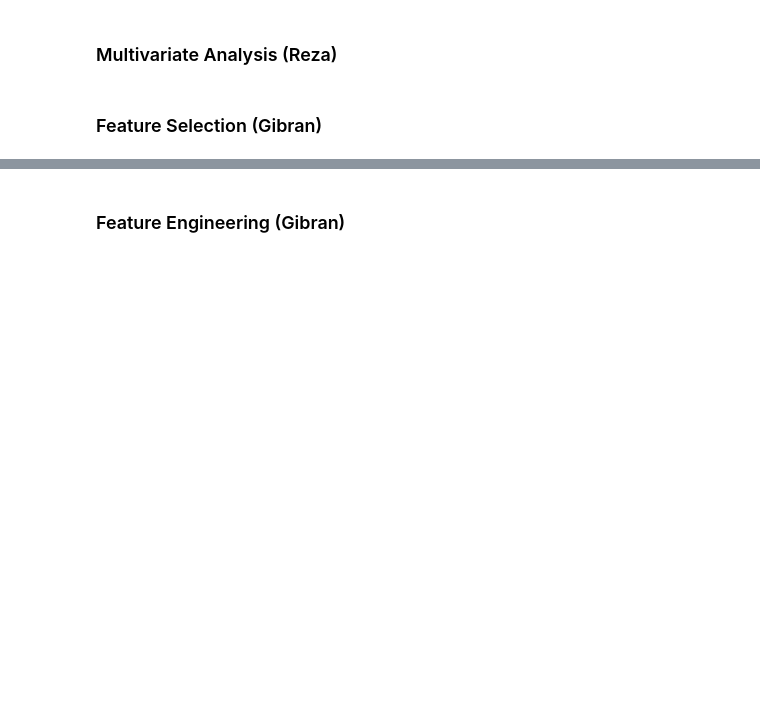
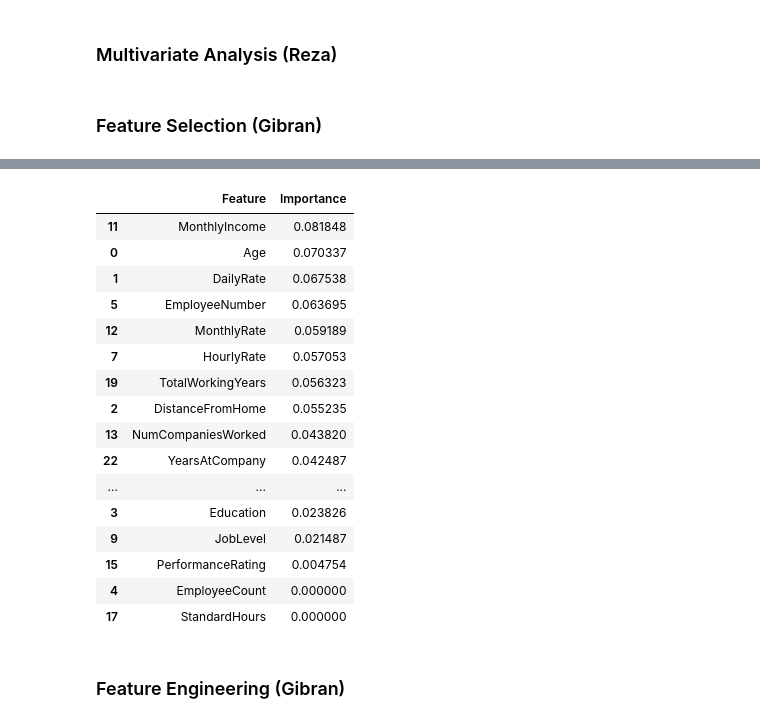
Before and after one commit to gibranariq/Final-Project-Rakamin-Men-United, a Jupyter notebook: Framework_data_modeling_lengkap.ipynb, the cells around one changed output, grey strips where cells are left out. Cells and saved outputs as stored; diff of their text form; code cells hidden in the pictures; blank space fills up the shorter version.

```diff
--- a/Framework_data_modeling_lengkap.ipynb
+++ b/Framework_data_modeling_lengkap.ipynb
@@ -85,3 +176,43 @@ Data sudah bersih dari nilai duplikat
+# %%
+from sklearn.ensemble import RandomForestClassifier
+
+# Pisahkan fitur numerik dan target
+X = df.select_dtypes(include=['number']).drop(columns=['Attrition'], errors='ignore')  # Ambil hanya kolom numerik
+y = df['Attrition']  # Konversi target ke numerik jika perlu
+
+# Buat model Random Forest
+model = RandomForestClassifier(random_state=42)
+model.fit(X, y)
+
+# Ambil feature importance
+feature_importances = model.feature_importances_
+
+# Buat DataFrame untuk feature importance
+importance_df = pd.DataFrame({
+    'Feature': X.columns,
+    'Importance': feature_importances
+}).sort_values(by='Importance', ascending=False)
+
+# Tampilkan hasil
+importance_df
+# %% [output]
+|  | Feature | Importance |
+| 11 | MonthlyIncome | 0.081848 |
+| 0 | Age | 0.070337 |
+| 1 | DailyRate | 0.067538 |
+| 5 | EmployeeNumber | 0.063695 |
+| 12 | MonthlyRate | 0.059189 |
+| 7 | HourlyRate | 0.057053 |
+| 19 | TotalWorkingYears | 0.056323 |
+| 2 | DistanceFromHome | 0.055235 |
+| 13 | NumCompaniesWorked | 0.043820 |
+| 22 | YearsAtCompany | 0.042487 |
+| ... | ... | ... |
+| 3 | Education | 0.023826 |
+| 9 | JobLevel | 0.021487 |
+| 15 | PerformanceRating | 0.004754 |
+| 4 | EmployeeCount | 0.000000 |
+| 17 | StandardHours | 0.000000 |
 # %% [markdown]
 ### Feature Engineering (Gibran)
 # %% [markdown]
```
Also changed, not shown: parts of 4 cells of this notebook.
